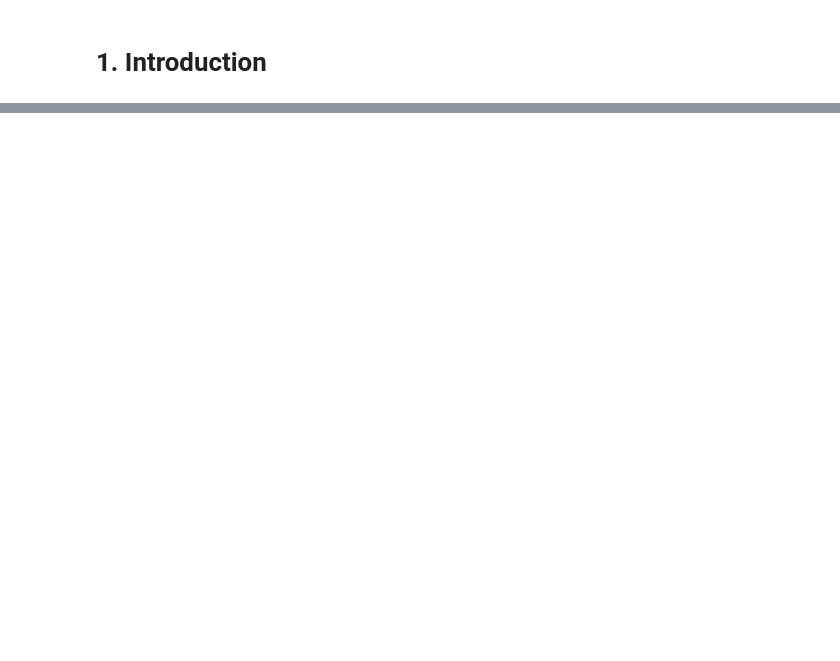
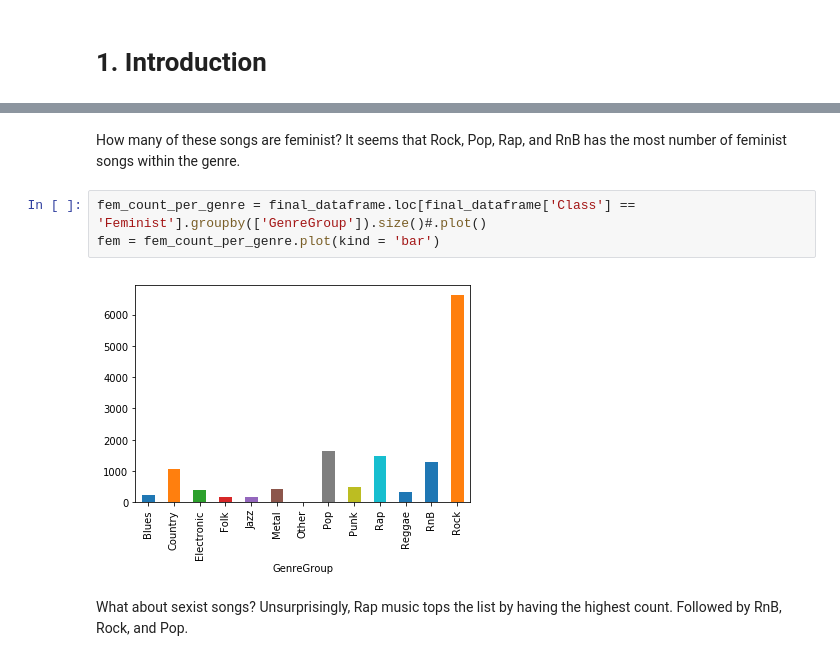
Before and after one commit to axnyang/CS401, a Jupyter notebook: datastory.ipynb, the cells around one changed output, grey strips where cells are left out. Drawn from its saved outputs; the diff is of its cells as text; blank space fills up the shorter version.

```diff
--- a/datastory.ipynb
+++ b/datastory.ipynb
@@ -549,0 +141,9 @@ for i in range(0,len(words)):
+# %% [markdown]
+How many of these songs are feminist? It seems that Rock, Pop, Rap, and RnB has the most number of feminist songs within the genre.
+# %%
+fem_count_per_genre = final_dataframe.loc[final_dataframe['Class'] == 'Feminist'].groupby(['GenreGroup']).size()#.plot()
+fem = fem_count_per_genre.plot(kind = 'bar')
+# %% [output]
+[figure, added]
+# %% [markdown]
+What about sexist songs? Unsurprisingly, Rap music tops the list by having the highest count. Followed by RnB, Rock, and Pop.
```
Also changed, not shown: parts of 121 cells of this notebook, 41 other files.
